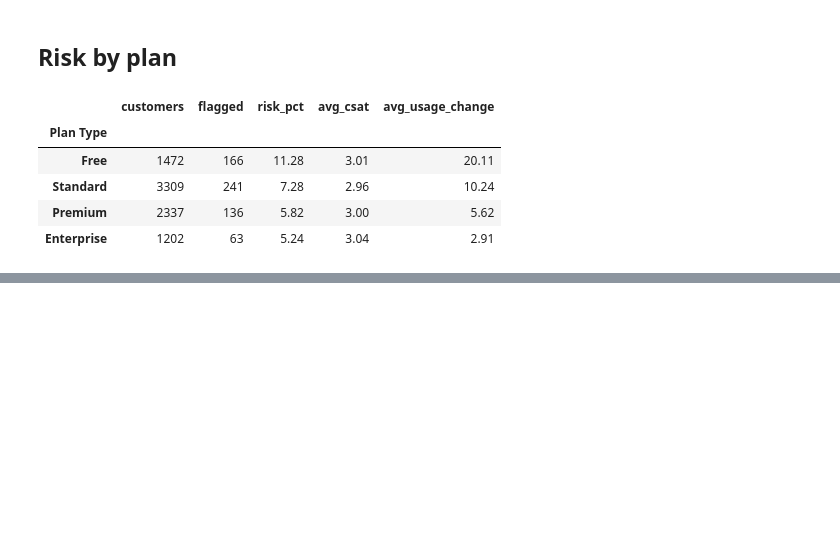
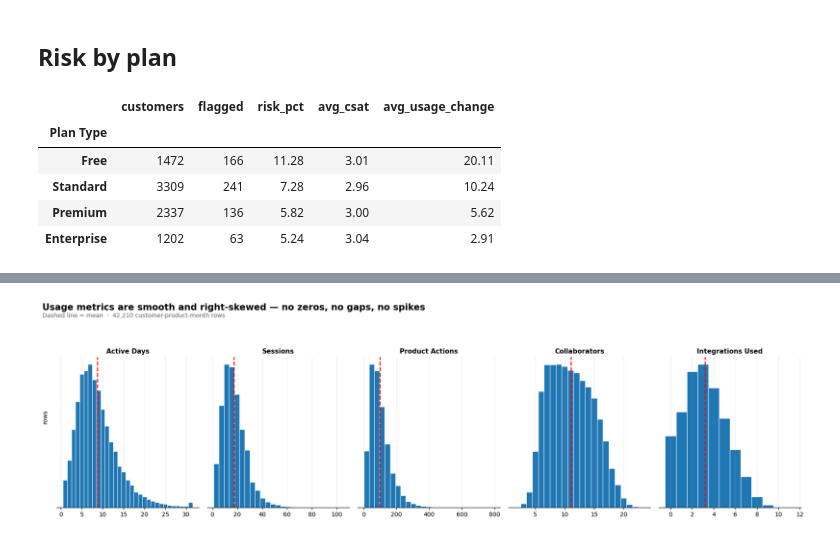
Before and after one commit to mb813/datathon, a Jupyter notebook: atlassian_datathon_eda.ipynb, the cells around one changed output, grey strips where cells are left out. Cells and saved outputs as stored; diff of their text form; code cells hidden in the pictures; blank space fills up the shorter version.

```diff
--- a/atlassian_datathon_eda.ipynb
+++ b/atlassian_datathon_eda.ipynb
@@ -750,0 +743,83 @@ risk_by_plan.round(2).sort_values("risk_pct", ascending=False)
+# %%
+import numpy as np
+import matplotlib.pyplot as plt
+
+usage_metrics = [
+    "Active Days",
+    "Sessions",
+    "Product Actions",
+    "Collaborators",
+    "Integrations Used"
+]
+
+fig, axes = plt.subplots(
+    1,
+    len(usage_metrics),
+    figsize=(18, 5)
+)
+axes = np.asarray(axes).ravel()
+
+for ax, col in zip(axes, usage_metrics):
+    x = usage[col].dropna()
+
+    if col in ["Collaborators", "Integrations Used", "Active Days"]:
+        bins = np.arange(
+            np.floor(x.min()) - 0.5,
+            np.ceil(x.max()) + 1.5,
+            1
+        )
+    else:
+        bins = 25
+
+    ax.hist(
+        x,
+        bins=bins,
+        edgecolor="white",
+        linewidth=0.8
+    )
+
+    ax.axvline(
+        x.mean(),
+        linestyle="--",
+        linewidth=1.8,
+        color="red"
+    )
+
+    ax.set_title(col, fontweight="bold", fontsize=11)
+    ax.set_ylabel("")
+    ax.set_yticks([])
+
+    ax.spines["top"].set_visible(False)
+    ax.spines["right"].set_visible(False)
+    ax.spines["left"].set_visible(False)
+
+fig.text(
+    0.01,
+    0.50,
+    "rows",
+    va="center",
+    rotation="vertical",
+    fontsize=10
+)
+
+fig.suptitle(
+    "Usage metrics are smooth and right-skewed — no zeros, no gaps, no spikes",
+    x=0.01,
+    y=1.03,
+    ha="left",
+    fontsize=15,
+    fontweight="bold"
+)
+
+fig.text(
+    0.01,
+    0.965,
+    f"Dashed line = mean  ·  {len(usage):,} customer-product-month rows",
+    fontsize=10,
+    color="dimgray"
+)
+
+plt.tight_layout(rect=[0.02, 0, 1, 0.92])
+plt.show()
+# %% [output]
+[figure, added]
```
Also changed, not shown: parts of 2 cells of this notebook, 1 other file.
